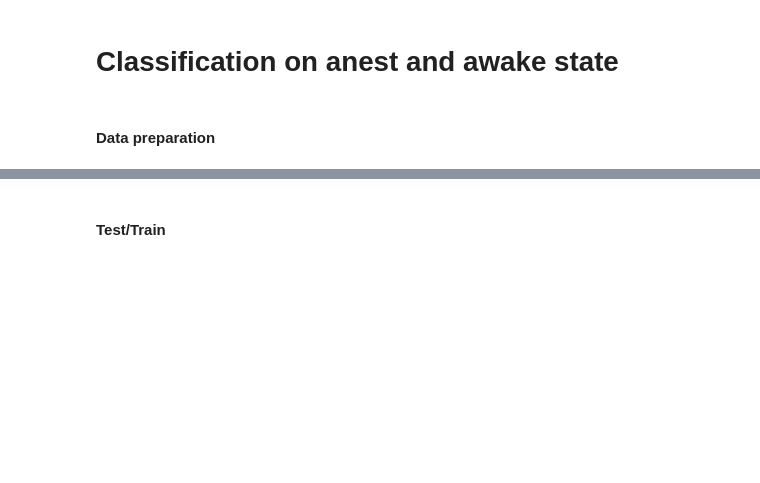
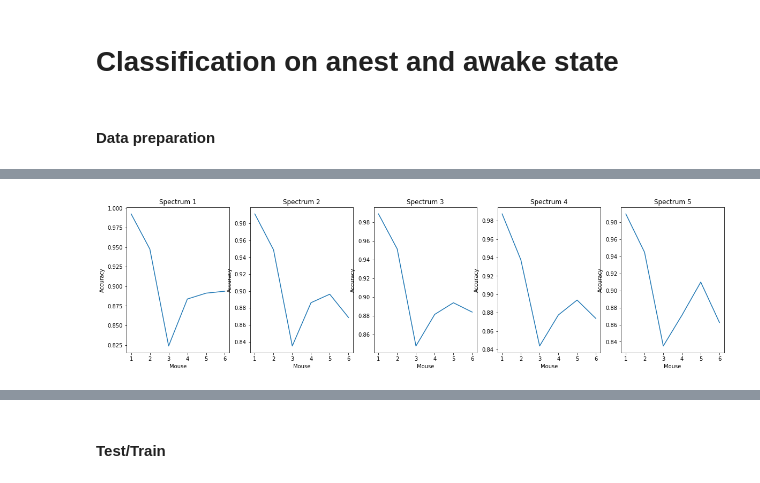
Before and after one commit to nedeljkovicmajaa/LMU_neuroscience, a Jupyter notebook: code/knn_rf.ipynb, the cells around one changed output, grey strips where cells are left out. Drawn from its saved outputs; the diff is of its cells as text; code cells hidden in the pictures; blank space fills up the shorter version.

```diff
--- a/code/knn_rf.ipynb
+++ b/code/knn_rf.ipynb
@@ -63,0 +276,28 @@ def vektorizacija(podaci):
+# %%
+accs, conf_mats = [], []
+
+for mouse in range(1,7):
+    tr_data, tr_labels, ts_data, ts_labels = train_test_split(mouse, load_all_data)
+    accs_mouse, conf_mats_mouse = [], []
+
+    for speaker in range(0, 5):
+        tr_data_proc, ts_data_proc = process_data(speaker, tr_data, ts_data)
+        rf = RandomForestClassifier(n_estimators=100)
+        rf.fit(tr_data_proc, tr_labels)
+        rf_pred = rf.predict(ts_data_proc)
+
+        accs_mouse.append(accuracy_score(ts_labels, rf_pred))
+        conf_mats_mouse.append(confusion_matrix(ts_labels, rf_pred))
+
+    accs.append(accs_mouse)
+    conf_mats.append(conf_mats_mouse)
+# %%
+fig, ax = plt.subplots(1, 5, figsize=(20, 5))
+for i in range(5):
+    ax[i].plot(range(1, 7), [accs[j][i] for j in range(6)])
+    ax[i].set_xlabel('Mouse')
+    ax[i].set_ylabel('Accuracy')
+    ax[i].set_title('Spectrum ' + str(i+1))
+plt.show()
+# %% [output]
+[figure, added]
```
Also changed, not shown: parts of 44 cells of this notebook, 3 other files.
